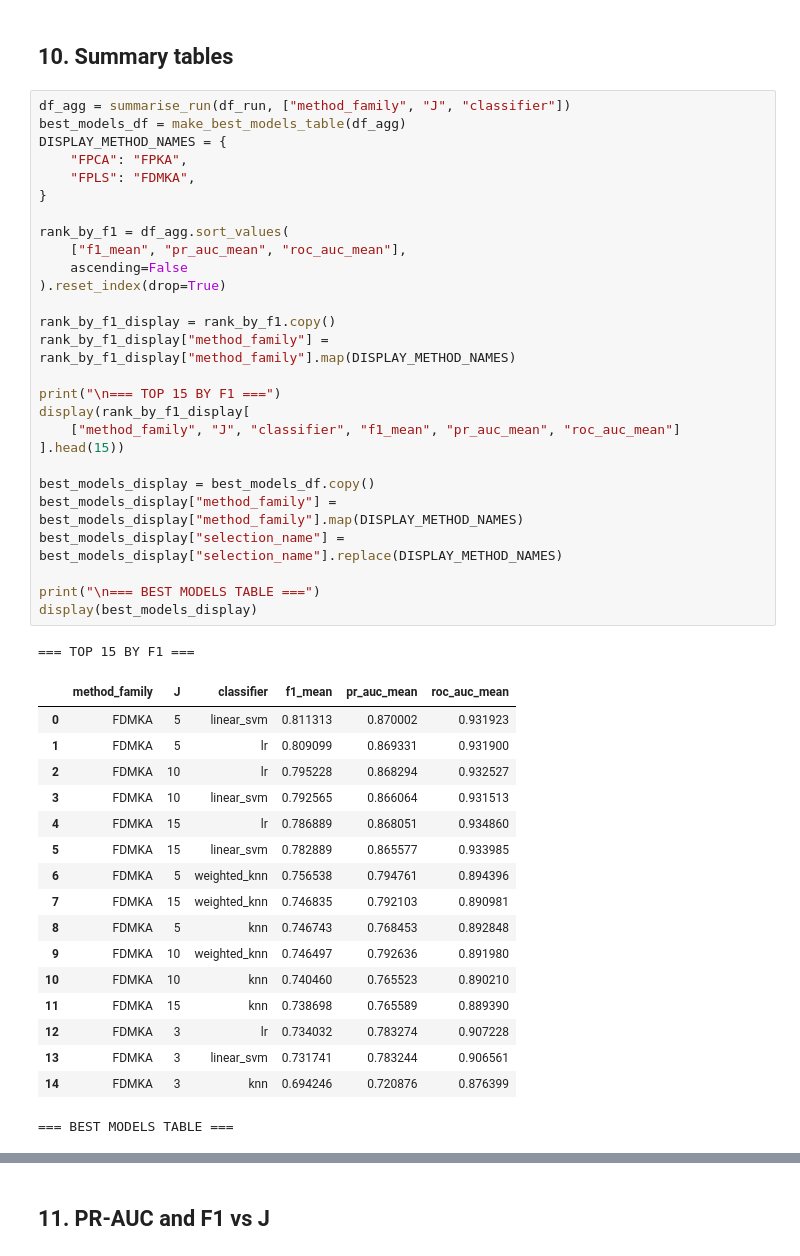
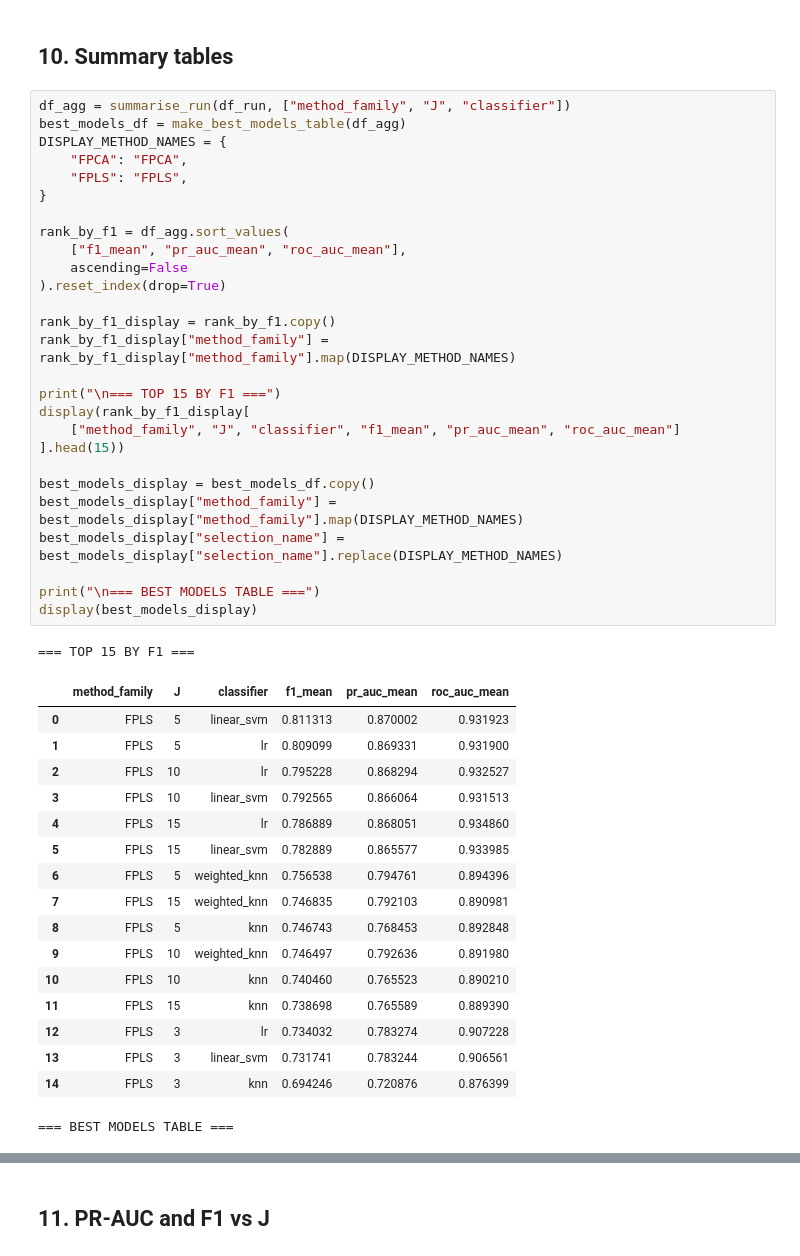
Before and after one commit to ugedvilaite/Bakalauras, a Jupyter notebook: 03_fpca_vs_fpls.ipynb, the cells around one changed output, grey strips where cells are left out. Saved outputs shown, nothing was run; the diff lists cells and outputs as text.

```diff
--- a/03_fpca_vs_fpls.ipynb
+++ b/03_fpca_vs_fpls.ipynb
@@ -603,47 +603,47 @@ Processing split: rep0_fold1
 # %%
 df_agg = summarise_run(df_run, ["method_family", "J", "classifier"])
 best_models_df = make_best_models_table(df_agg)
 DISPLAY_METHOD_NAMES = {
-    "FPCA": "FPKA",
-    "FPLS": "FDMKA",
+    "FPCA": "FPCA",
+    "FPLS": "FPLS",
 }
 
 rank_by_f1 = df_agg.sort_values(
     ["f1_mean", "pr_auc_mean", "roc_auc_mean"],
     ascending=False
 ).reset_index(drop=True)
 
 rank_by_f1_display = rank_by_f1.copy()
 rank_by_f1_display["method_family"] = rank_by_f1_display["method_family"].map(DISPLAY_METHOD_NAMES)
 
 print("\n=== TOP 15 BY F1 ===")
 display(rank_by_f1_display[
     ["method_family", "J", "classifier", "f1_mean", "pr_auc_mean", "roc_auc_mean"]
 ].head(15))
 
 best_models_display = best_models_df.copy()
 best_models_display["method_family"] = best_models_display["method_family"].map(DISPLAY_METHOD_NAMES)
 best_models_display["selection_name"] = best_models_display["selection_name"].replace(DISPLAY_METHOD_NAMES)
 
 print("\n=== BEST MODELS TABLE ===")
 display(best_models_display)
 # %% [output]
 === TOP 15 BY F1 ===
 |  | method_family | J | classifier | f1_mean | pr_auc_mean | roc_auc_mean |
-| 0 | FDMKA | 5 | linear_svm | 0.811313 | 0.870002 | 0.931923 |
-| 1 | FDMKA | 5 | lr | 0.809099 | 0.869331 | 0.931900 |
-| 2 | FDMKA | 10 | lr | 0.795228 | 0.868294 | 0.932527 |
-| 3 | FDMKA | 10 | linear_svm | 0.792565 | 0.866064 | 0.931513 |
-| 4 | FDMKA | 15 | lr | 0.786889 | 0.868051 | 0.934860 |
-| 5 | FDMKA | 15 | linear_svm | 0.782889 | 0.865577 | 0.933985 |
-| 6 | FDMKA | 5 | weighted_knn | 0.756538 | 0.794761 | 0.894396 |
-| 7 | FDMKA | 15 | weighted_knn | 0.746835 | 0.792103 | 0.890981 |
-| 8 | FDMKA | 5 | knn | 0.746743 | 0.768453 | 0.892848 |
-| 9 | FDMKA | 10 | weighted_knn | 0.746497 | 0.792636 | 0.891980 |
-| 10 | FDMKA | 10 | knn | 0.740460 | 0.765523 | 0.890210 |
-| 11 | FDMKA | 15 | knn | 0.738698 | 0.765589 | 0.889390 |
-| 12 | FDMKA | 3 | lr | 0.734032 | 0.783274 | 0.907228 |
-| 13 | FDMKA | 3 | linear_svm | 0.731741 | 0.783244 | 0.906561 |
-| 14 | FDMKA | 3 | knn | 0.694246 | 0.720876 | 0.876399 |
+| 0 | FPLS | 5 | linear_svm | 0.811313 | 0.870002 | 0.931923 |
+| 1 | FPLS | 5 | lr | 0.809099 | 0.869331 | 0.931900 |
+| 2 | FPLS | 10 | lr | 0.795228 | 0.868294 | 0.932527 |
+| 3 | FPLS | 10 | linear_svm | 0.792565 | 0.866064 | 0.931513 |
+| 4 | FPLS | 15 | lr | 0.786889 | 0.868051 | 0.934860 |
+| 5 | FPLS | 15 | linear_svm | 0.782889 | 0.865577 | 0.933985 |
+| 6 | FPLS | 5 | weighted_knn | 0.756538 | 0.794761 | 0.894396 |
+| 7 | FPLS | 15 | weighted_knn | 0.746835 | 0.792103 | 0.890981 |
+| 8 | FPLS | 5 | knn | 0.746743 | 0.768453 | 0.892848 |
+| 9 | FPLS | 10 | weighted_knn | 0.746497 | 0.792636 | 0.891980 |
+| 10 | FPLS | 10 | knn | 0.740460 | 0.765523 | 0.890210 |
+| 11 | FPLS | 15 | knn | 0.738698 | 0.765589 | 0.889390 |
+| 12 | FPLS | 3 | lr | 0.734032 | 0.783274 | 0.907228 |
+| 13 | FPLS | 3 | linear_svm | 0.731741 | 0.783244 | 0.906561 |
+| 14 | FPLS | 3 | knn | 0.694246 | 0.720876 | 0.876399 |
 === BEST MODELS TABLE ===
 |  | selection_type | selection_name | method_family | classifier | J | pr_auc_mean | pr_auc_std | ... |
```
Also changed, not shown: parts of 7 cells of this notebook, 2 other files.
